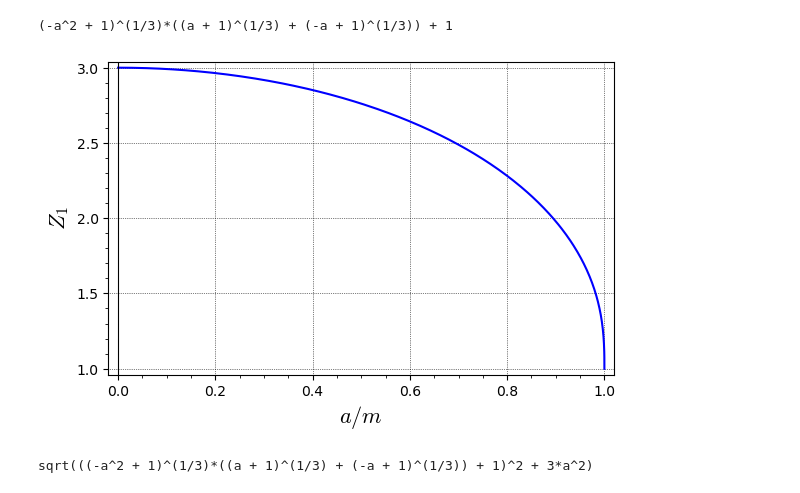
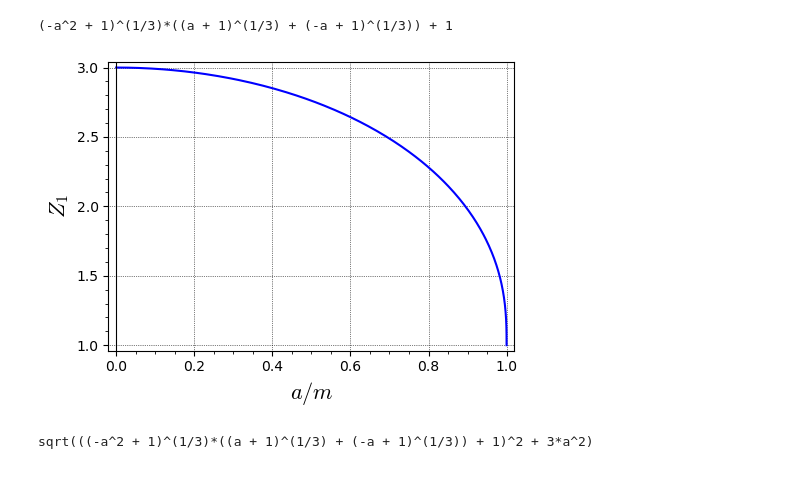
Before and after one commit to egourgoulhon/BHLectures, a Jupyter notebook: sage/Kerr_circular_orbits.ipynb, the cells around one changed output. Saved outputs shown, nothing was run; the diff lists cells and outputs as text; code cells hidden in the pictures.

Commit message:
Add 2 figures in Chap. 11

```diff
--- a/sage/Kerr_circular_orbits.ipynb
+++ b/sage/Kerr_circular_orbits.ipynb
@@ -115,6 +115,7 @@ Z1
 # %%
 g = plot(Z1, (a, 0, 1), axes_labels=[r"$a/m$", r"$Z_1$"],
          thickness=1.5, frame=True, gridlines=True, axes=True)
-g
+g.show(figsize=5)
+g.save("gek_Z1.pdf", figsize=5)
 # %% [output]
-[figure, old version]
+[figure, new version]
```
Also changed, not shown: parts of 47 cells of this notebook, 16 other files.
